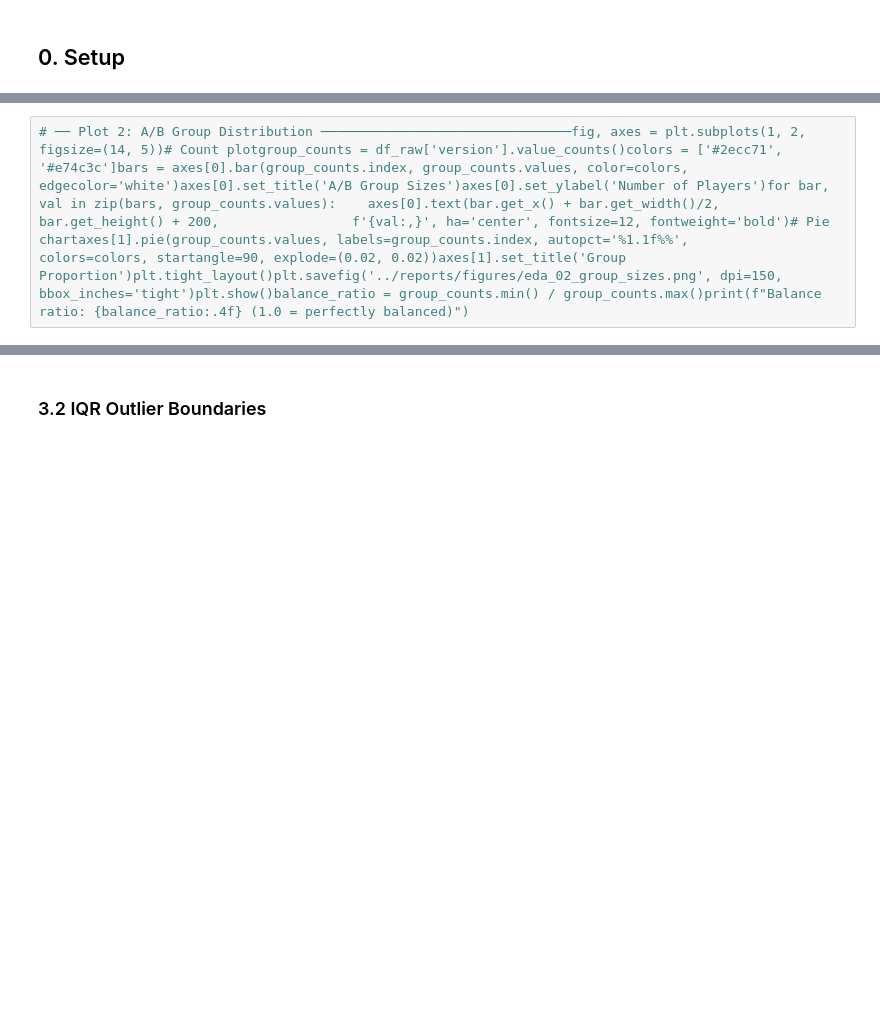
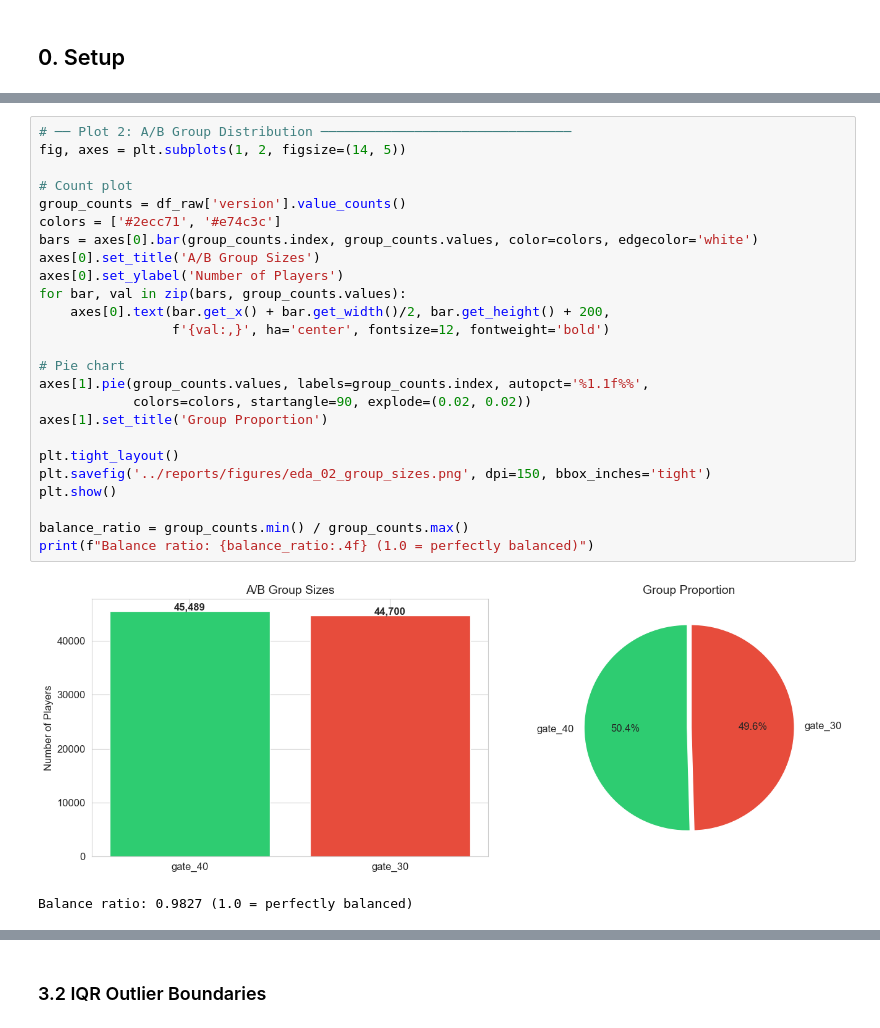
Before and after one commit to soufatarek/Data-Science, a Jupyter notebook: notebooks/04_eda_visualizations.ipynb, the cells around one changed output, grey strips where cells are left out. Drawn from its saved outputs; the diff is of its cells as text; blank space fills up the shorter version.

```diff
--- a/notebooks/04_eda_visualizations.ipynb
+++ b/notebooks/04_eda_visualizations.ipynb
@@ -13,3 +111,29 @@ import sys, os, warningswarnings.filterwarnings('ignore')sys.path.insert(0, os.p
 # %%
-# ── Plot 2: A/B Group Distribution ────────────────────────────────fig, axes = plt.subplots(1, 2, figsize=(14, 5))# Count plotgroup_counts = df_raw['version'].value_counts()colors = ['#2ecc71', '#e74c3c']bars = axes[0].bar(group_counts.index, group_counts.values, color=colors, edgecolor='white')axes[0].set_title('A/B Group Sizes')axes[0].set_ylabel('Number of Players')for bar, val in zip(bars, group_counts.values):    axes[0].text(bar.get_x() + bar.get_width()/2, bar.get_height() + 200,                 f'{val:,}', ha='center', fontsize=12, fontweight='bold')# Pie chartaxes[1].pie(group_counts.values, labels=group_counts.index, autopct='%1.1f%%',            colors=colors, startangle=90, explode=(0.02, 0.02))axes[1].set_title('Group Proportion')plt.tight_layout()plt.savefig('../reports/figures/eda_02_group_sizes.png', dpi=150, bbox_inches='tight')plt.show()balance_ratio = group_counts.min() / group_counts.max()print(f"Balance ratio: {balance_ratio:.4f} (1.0 = perfectly balanced)")
+# ── Plot 2: A/B Group Distribution ────────────────────────────────
+fig, axes = plt.subplots(1, 2, figsize=(14, 5))
+
+# Count plot
+group_counts = df_raw['version'].value_counts()
+colors = ['#2ecc71', '#e74c3c']
+bars = axes[0].bar(group_counts.index, group_counts.values, color=colors, edgecolor='white')
+axes[0].set_title('A/B Group Sizes')
+axes[0].set_ylabel('Number of Players')
+for bar, val in zip(bars, group_counts.values):
+    axes[0].text(bar.get_x() + bar.get_width()/2, bar.get_height() + 200,
+                 f'{val:,}', ha='center', fontsize=12, fontweight='bold')
+
+# Pie chart
+axes[1].pie(group_counts.values, labels=group_counts.index, autopct='%1.1f%%',
+            colors=colors, startangle=90, explode=(0.02, 0.02))
+axes[1].set_title('Group Proportion')
+
+plt.tight_layout()
+plt.savefig('../reports/figures/eda_02_group_sizes.png', dpi=150, bbox_inches='tight')
+plt.show()
+
+balance_ratio = group_counts.min() / group_counts.max()
+print(f"Balance ratio: {balance_ratio:.4f} (1.0 = perfectly balanced)")
+# %% [output]
+[figure, added]
+Balance ratio: 0.9827 (1.0 = perfectly balanced)
 # %% [markdown]
```
Also changed, not shown: parts of 19 cells of this notebook, 30 other files.
